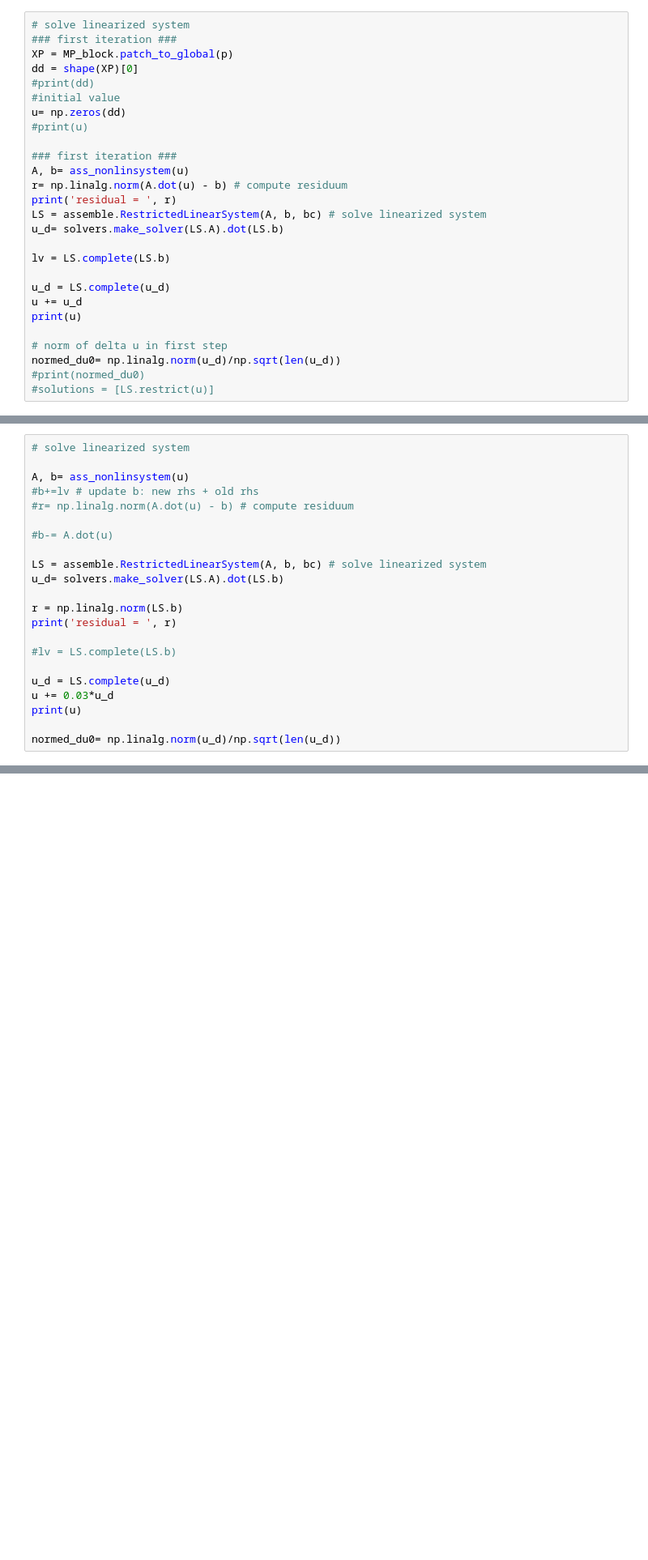
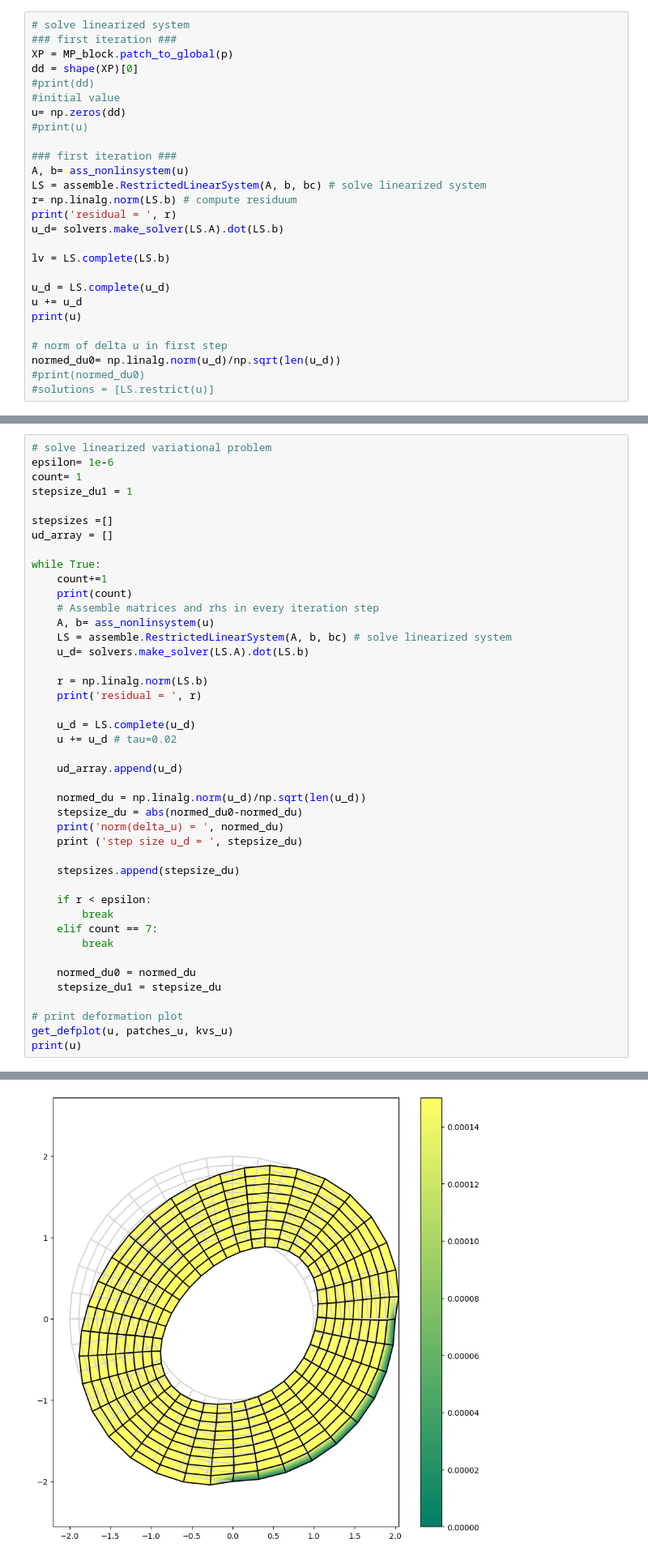
Before and after one commit to mh-0456/pyiga, a Jupyter notebook: notebooks/nonlinear_try1.ipynb, the cells around one changed output, grey strips where cells are left out. Shown at 81% size. Drawn from its saved outputs; the diff is of its cells as text; blank space fills up the shorter version.

```diff
--- a/notebooks/nonlinear_try1.ipynb
+++ b/notebooks/nonlinear_try1.ipynb
@@ -239,9 +240,9 @@ u= np.zeros(dd)
 
 ### first iteration ###
 A, b= ass_nonlinsystem(u)
-r= np.linalg.norm(A.dot(u) - b) # compute residuum
+LS = assemble.RestrictedLinearSystem(A, b, bc) # solve linearized system
+r= np.linalg.norm(LS.b) # compute residuum
 print('residual = ', r)
-LS = assemble.RestrictedLinearSystem(A, b, bc) # solve linearized system
 u_d= solvers.make_solver(LS.A).dot(LS.b)
 
 lv = LS.complete(LS.b)
@@ -271,23 +299,44 @@ get_defplot(u, patches_u, kvs_u)
 # %%
-# solve linearized system
+# solve linearized variational problem
+epsilon= 1e-6
+count= 1
+stepsize_du1 = 1
 
-A, b= ass_nonlinsystem(u)
-#b+=lv # update b: new rhs + old rhs
-#r= np.linalg.norm(A.dot(u) - b) # compute residuum
+stepsizes =[]
+ud_array = []
 
-#b-= A.dot(u)
+while True:
+    count+=1
+    print(count)
+    # Assemble matrices and rhs in every iteration step
+    A, b= ass_nonlinsystem(u)
+    LS = assemble.RestrictedLinearSystem(A, b, bc) # solve linearized system
+    u_d= solvers.make_solver(LS.A).dot(LS.b)
 
-LS = assemble.RestrictedLinearSystem(A, b, bc) # solve linearized system
-u_d= solvers.make_solver(LS.A).dot(LS.b)
+    r = np.linalg.norm(LS.b)
+    print('residual = ', r)
 
-r = np.linalg.norm(LS.b)
-print('residual = ', r)
+    u_d = LS.complete(u_d)
+    u += u_d # tau=0.02
 
-#lv = LS.complete(LS.b)
+    ud_array.append(u_d)
 
-u_d = LS.complete(u_d)
-u += 0.03*u_d
+    normed_du = np.linalg.norm(u_d)/np.sqrt(len(u_d))
+    stepsize_du = abs(normed_du0-normed_du)
+    print('norm(delta_u) = ', normed_du)
+    print ('step size u_d = ', stepsize_du)
+
+    stepsizes.append(stepsize_du)
+
+    if r < epsilon:
+        break
+    elif count == 7:
+        break
+
+    normed_du0 = normed_du
+    stepsize_du1 = stepsize_du
+
+# print deformation plot
+get_defplot(u, patches_u, kvs_u)
 print(u)
-
-normed_du0= np.linalg.norm(u_d)/np.sqrt(len(u_d))
 # %% [output]
@@ -296,0 +361 @@ residual =  0.04004117907857254
+[figure, added]
```
Also changed, not shown: parts of 10 cells of this notebook.
